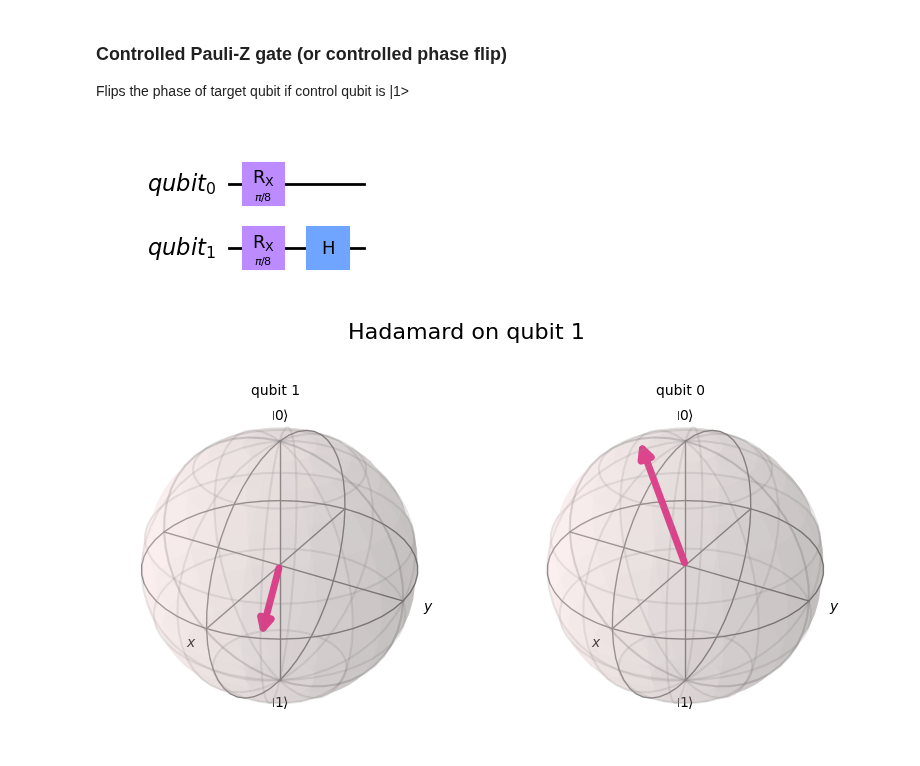
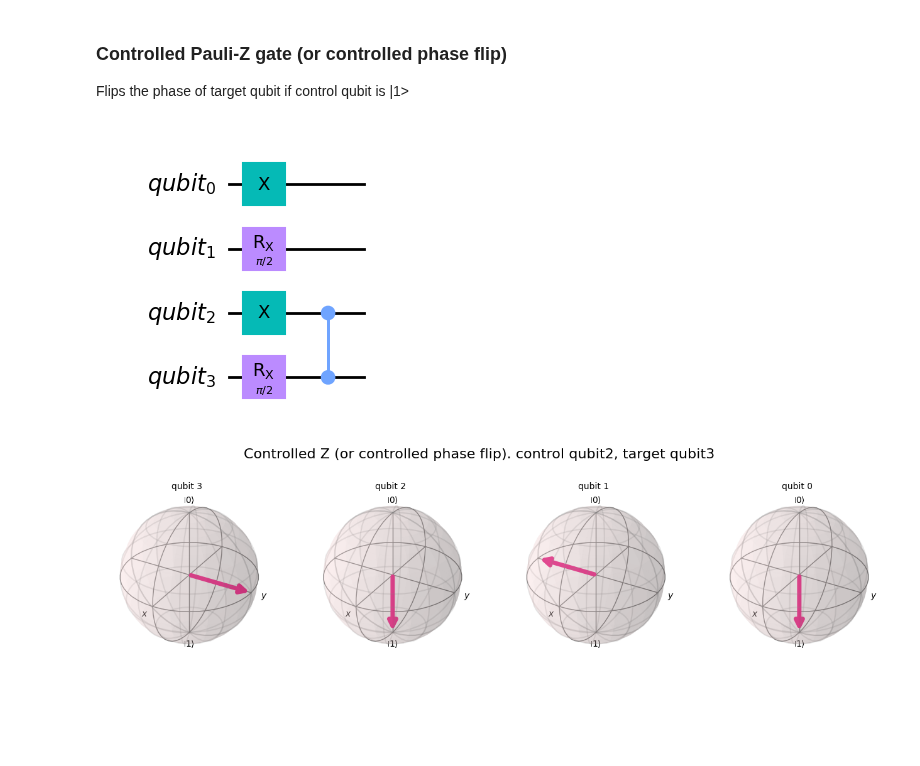
Before and after one commit to mrromaniuc/quantum-computing, a Jupyter notebook: IBMCertifiedAssociateDeveloperQiskit/1.4-Multi_Qubit_Gates.ipynb, the cells around one changed output. Drawn from its saved outputs; the diff is of its cells as text; code cells hidden in the pictures; blank space fills up the shorter version.

```diff
--- a/IBMCertifiedAssociateDeveloperQiskit/1.4-Multi_Qubit_Gates.ipynb
+++ b/IBMCertifiedAssociateDeveloperQiskit/1.4-Multi_Qubit_Gates.ipynb
@@ -72,19 +72,21 @@ Flips the phase of target qubit if control qubit is |1>
 # %%
 import numpy as np
 from qiskit import QuantumCircuit, QuantumRegister
+from qiskit.visualization import plot_bloch_multivector
 from qiskit.quantum_info import Statevector
-from qiskit.visualization import plot_bloch_multivector
 
-qr = QuantumRegister(2, 'qubit')
+qr = QuantumRegister(4, name="qubit")
+qc = QuantumCircuit(qr)
 
-qc = QuantumCircuit(qr)
-qc.rx(np.pi/8, qr)
-qc.h(qr[1])
+qc.x([0,2])
+qc.rx(np.pi/2, [1,3])
+
+qc.cz(2, 3)
+
 
 sv = Statevector.from_instruction(qc)
-
 display(qc.draw())
-plot_bloch_multivector(qc, title = "Hadamard on qubit 1", reverse_bits=True)
+plot_bloch_multivector(sv, title="Controlled Z (or controlled phase flip). control qubit2, target qubit3", reverse_bits=True)
 # %% [output]
-[figure, old version]
+[figure, new version]
-[figure, old version]
+[figure, new version]
```
Also changed, not shown: parts of 12 cells of this notebook.
